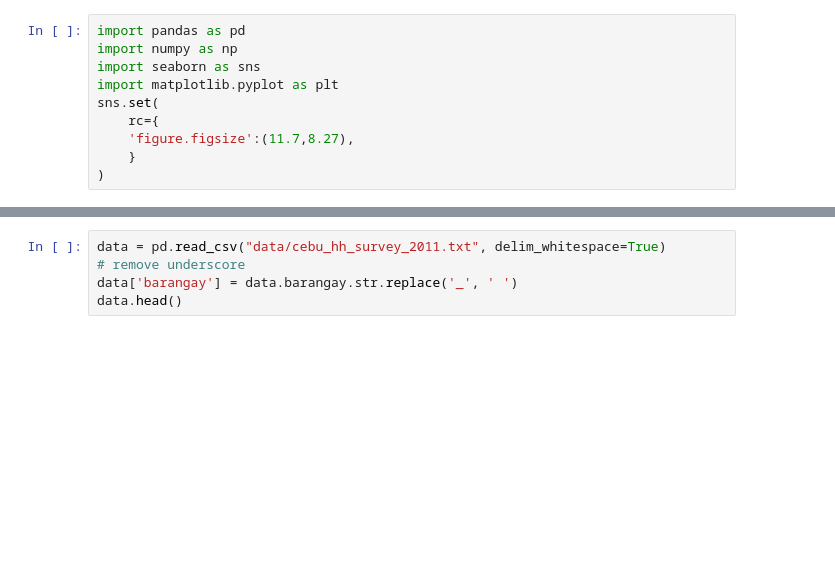
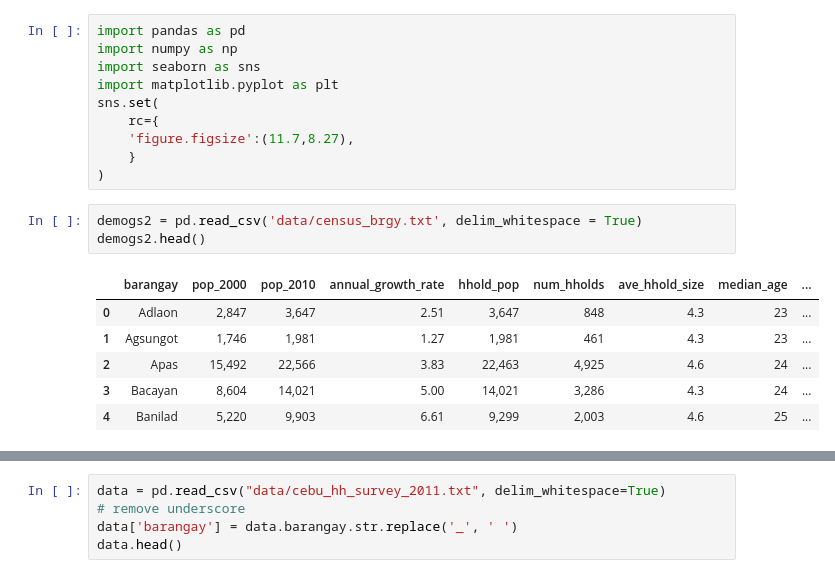
Before and after one commit to aldencabajar/cebu-solid-waste-generation-analysis, a Jupyter notebook: data-viz-exploration.ipynb, the cells around one changed output, grey strips where cells are left out. Saved outputs shown, nothing was run; the diff lists cells and outputs as text; blank space fills up the shorter version.

```diff
--- a/data-viz-exploration.ipynb
+++ b/data-viz-exploration.ipynb
@@ -8,3 +8,13 @@ sns.set(
     'figure.figsize':(11.7,8.27),
     }
 )
+# %%
+demogs2 = pd.read_csv('data/census_brgy.txt', delim_whitespace = True)
+demogs2.head()
+# %% [output]
+|  | barangay | pop_2000 | pop_2010 | annual_growth_rate | hhold_pop | num_hholds | ave_hhold_size | median_age | ... |
+| 0 | Adlaon | 2,847 | 3,647 | 2.51 | 3,647 | 848 | 4.3 | 23 | ... |
+| 1 | Agsungot | 1,746 | 1,981 | 1.27 | 1,981 | 461 | 4.3 | 23 | ... |
+| 2 | Apas | 15,492 | 22,566 | 3.83 | 22,463 | 4,925 | 4.6 | 24 | ... |
+| 3 | Bacayan | 8,604 | 14,021 | 5.00 | 14,021 | 3,286 | 4.3 | 24 | ... |
+| 4 | Banilad | 5,220 | 9,903 | 6.61 | 9,299 | 2,003 | 4.6 | 25 | ... |
```
Also changed, not shown: parts of 8 cells of this notebook.
